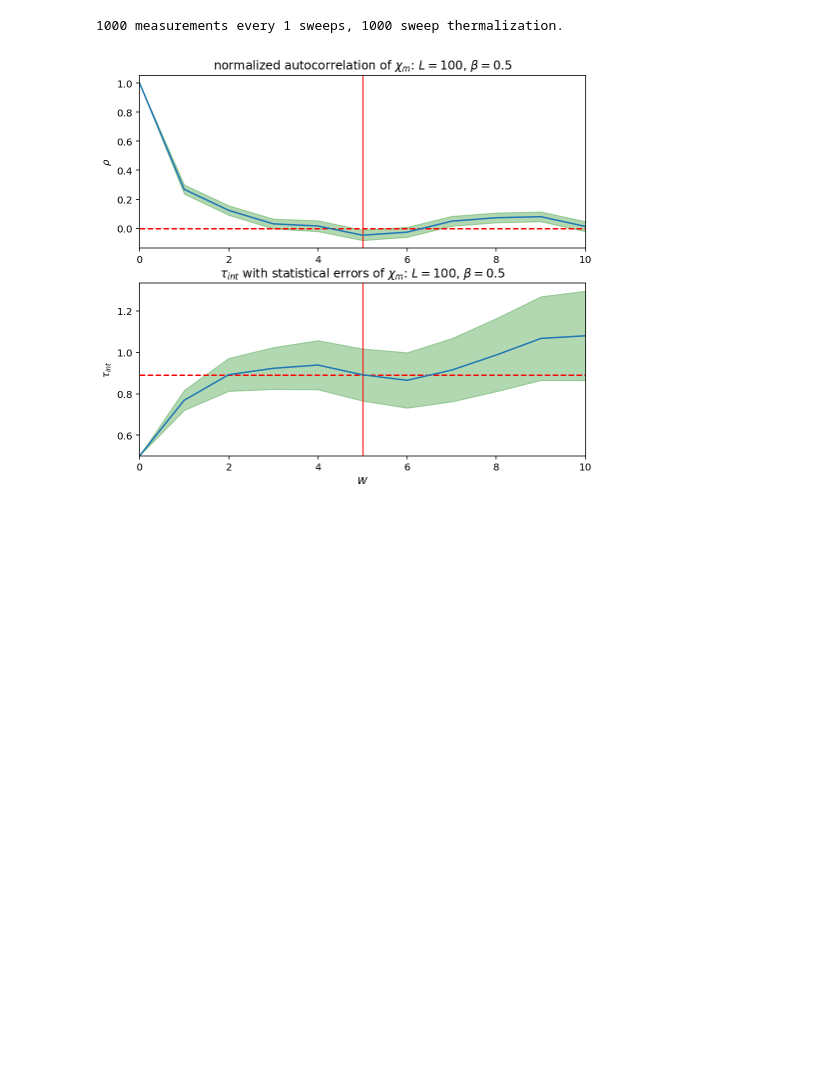
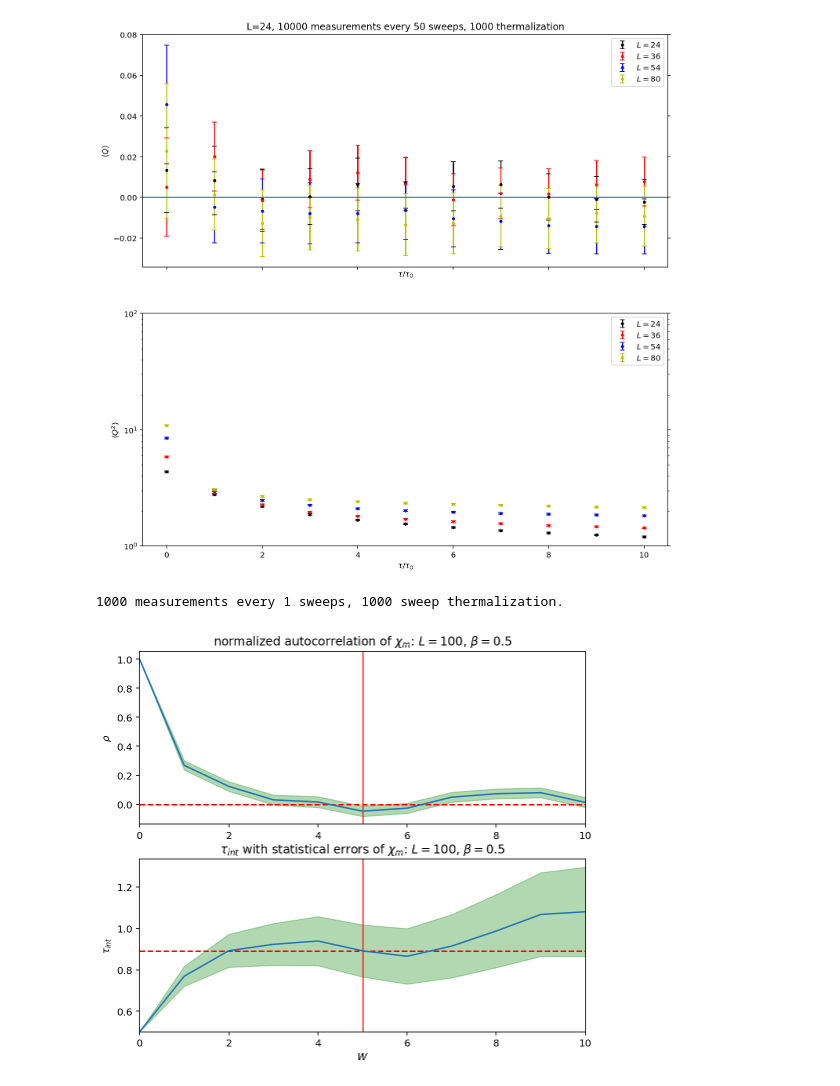
Before and after one commit to stuartthomas25/honors-thesis, a Jupyter notebook: code/gradient_flow.ipynb, the cells around one changed output. Drawn from its saved outputs; the diff is of its cells as text; code cells hidden in the pictures; blank space fills up the shorter version.

```diff
--- a/code/gradient_flow.ipynb
+++ b/code/gradient_flow.ipynb
@@ -222,3 +243,44 @@ plt.show()
+# %%
+output_file = "outputs/gf/full_data.csv"
+data = pd.read_csv(output_file)
+
+observ_names = ['Q','chi_t']
+observ_objs = [global_observables[o] for o in observ_names]
+
+fig,axes = plt.subplots(len(observ_names),1,figsize=(12,6*len(observ_names)), sharex=True, squeeze=False)
+axes = [ax for row in axes for ax in row] # flatten axes
+
+axes[0].set_title(f"L={L}, {measurements} measurements every {record_rate} sweeps, {thermalization} thermalization")
+axes[-1].set_xlabel(r"$\tau$")
+
+colors = ['k','r','b','y', 'orange']
+
+for ax, O in zip(axes, observ_objs):
+    for L,t0,c in zip(Ls, t0s, colors):
+        if L==120: break
+        d = []
+        for tau in taus:
+            trial = data[(round(data['tau'],10) == round(tau*t0,10)) & (data['L'] == L)]
+            if trial.size == 0:
+                print(tau,L)
+                raise Exception("trial returned zero data points")
+            d.append(O(trial))
+
+        ax.errorbar(taus, [x.mean for x in d], yerr=[x.sdev for x in d], fmt='.', c=c, label=f"$L={L}$", capsize=3.)
+        ax.legend()
+
+    ax.set_xlabel(r'$\tau / \tau_0$')
+    ax.set_ylabel('$'+O.label+'$')
+    ax.set_yscale(O.scale)
+    ax.tick_params(axis='y', which='both', left=True, right=True)
+    #ax.set_xlim((0.4, 2.6))
+
+axes[0].axhline(0)
+axes[1].set_ylim((1,100))
+
+plt.show()
+# %% [output]
+[figure, added]
 # %%
 def plot_autocorrelation(beta):
     data = pd.read_csv(output_file)
```
Also changed, not shown: parts of 13 cells of this notebook.
